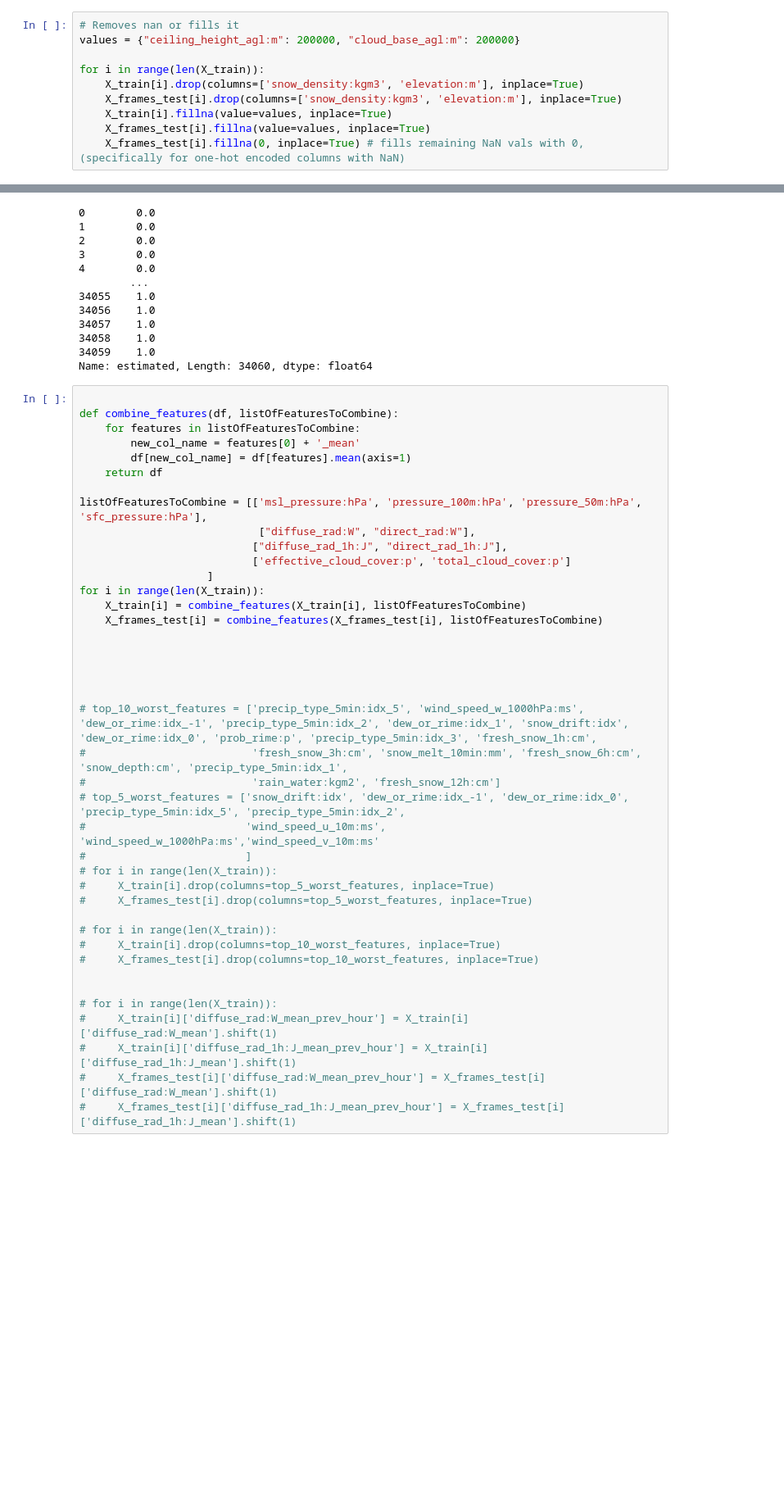
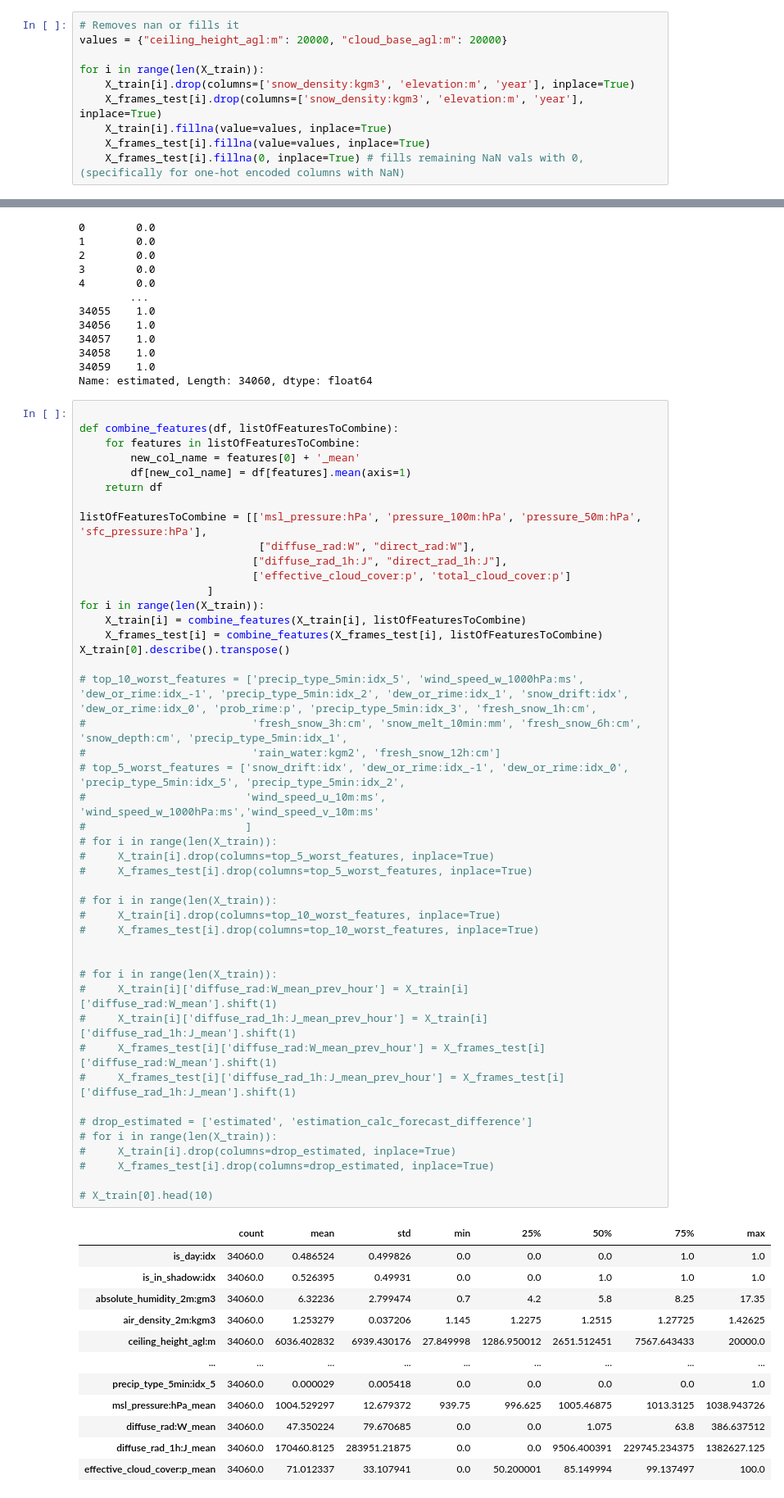
Before and after one commit to olejacobmellgren/solar-panel-energy-ml, a Jupyter notebook: model_notebooks/param_optimalization.ipynb, the cells around one changed output, grey strips where cells are left out. Shown at 82% size. Drawn from its saved outputs; the diff is of its cells as text; blank space fills up the shorter version.

```diff
--- a/model_notebooks/param_optimalization.ipynb
+++ b/model_notebooks/param_optimalization.ipynb
@@ -280,10 +254,10 @@ df[(df['A'] != 0) | (df['B'] != 0) | (df['C'] != 0)]
 # %%
 # Removes nan or fills it
-values = {"ceiling_height_agl:m": 200000, "cloud_base_agl:m": 200000}
+values = {"ceiling_height_agl:m": 20000, "cloud_base_agl:m": 20000}
 
 for i in range(len(X_train)):
-    X_train[i].drop(columns=['snow_density:kgm3', 'elevation:m'], inplace=True)
-    X_frames_test[i].drop(columns=['snow_density:kgm3', 'elevation:m'], inplace=True)
+    X_train[i].drop(columns=['snow_density:kgm3', 'elevation:m', 'year'], inplace=True)
+    X_frames_test[i].drop(columns=['snow_density:kgm3', 'elevation:m', 'year'], inplace=True)
     X_train[i].fillna(value=values, inplace=True)
     X_frames_test[i].fillna(value=values, inplace=True)
     X_frames_test[i].fillna(0, inplace=True) # fills remaining NaN vals with 0, (specifically for one-hot encoded columns with NaN)
@@ -313,34 +287,51 @@ def combine_features(df, listOfFeaturesToCombine):
 
 listOfFeaturesToCombine = [['msl_pressure:hPa', 'pressure_100m:hPa', 'pressure_50m:hPa', 'sfc_pressure:hPa'],
                             ["diffuse_rad:W", "direct_rad:W"],
                            ["diffuse_rad_1h:J", "direct_rad_1h:J"],
                            ['effective_cloud_cover:p', 'total_cloud_cover:p']
                     ]
 for i in range(len(X_train)):
     X_train[i] = combine_features(X_train[i], listOfFeaturesToCombine)
     X_frames_test[i] = combine_features(X_frames_test[i], listOfFeaturesToCombine)
-
-
-
-
+X_train[0].describe().transpose()
 
 # top_10_worst_features = ['precip_type_5min:idx_5', 'wind_speed_w_1000hPa:ms', 'dew_or_rime:idx_-1', 'precip_type_5min:idx_2', 'dew_or_rime:idx_1', 'snow_drift:idx', 'dew_or_rime:idx_0', 'prob_rime:p', 'precip_type_5min:idx_3', 'fresh_snow_1h:cm',
 #                          'fresh_snow_3h:cm', 'snow_melt_10min:mm', 'fresh_snow_6h:cm', 'snow_depth:cm', 'precip_type_5min:idx_1',
 #                          'rain_water:kgm2', 'fresh_snow_12h:cm']
 # top_5_worst_features = ['snow_drift:idx', 'dew_or_rime:idx_-1', 'dew_or_rime:idx_0', 'precip_type_5min:idx_5', 'precip_type_5min:idx_2',
 #                         'wind_speed_u_10m:ms', 'wind_speed_w_1000hPa:ms','wind_speed_v_10m:ms'
 #                         ]
 # for i in range(len(X_train)):
 #     X_train[i].drop(columns=top_5_worst_features, inplace=True)
 #     X_frames_test[i].drop(columns=top_5_worst_features, inplace=True)
 
 # for i in range(len(X_train)):
 #     X_train[i].drop(columns=top_10_worst_features, inplace=True)
 #     X_frames_test[i].drop(columns=top_10_worst_features, inplace=True)
 
 
 # for i in range(len(X_train)):
 #     X_train[i]['diffuse_rad:W_mean_prev_hour'] = X_train[i]['diffuse_rad:W_mean'].shift(1)
 #     X_train[i]['diffuse_rad_1h:J_mean_prev_hour'] = X_train[i]['diffuse_rad_1h:J_mean'].shift(1)
 #     X_frames_test[i]['diffuse_rad:W_mean_prev_hour'] = X_frames_test[i]['diffuse_rad:W_mean'].shift(1)
 #     X_frames_test[i]['diffuse_rad_1h:J_mean_prev_hour'] = X_frames_test[i]['diffuse_rad_1h:J_mean'].shift(1)
+
+# drop_estimated = ['estimated', 'estimation_calc_forecast_difference']
+# for i in range(len(X_train)):
+#     X_train[i].drop(columns=drop_estimated, inplace=True)
+#     X_frames_test[i].drop(columns=drop_estimated, inplace=True)
+
+# X_train[0].head(10)
+# %% [output]
+|  | count | mean | std | min | 25% | 50% | 75% | max |
+| is_day:idx | 34060.0 | 0.486524 | 0.499826 | 0.0 | 0.0 | 0.0 | 1.0 | 1.0 |
+| is_in_shadow:idx | 34060.0 | 0.526395 | 0.49931 | 0.0 | 0.0 | 1.0 | 1.0 | 1.0 |
+| absolute_humidity_2m:gm3 | 34060.0 | 6.32236 | 2.799474 | 0.7 | 4.2 | 5.8 | 8.25 | 17.35 |
+| air_density_2m:kgm3 | 34060.0 | 1.253279 | 0.037206 | 1.145 | 1.2275 | 1.2515 | 1.27725 | 1.42625 |
+| ceiling_height_agl:m | 34060.0 | 6036.402832 | 6939.430176 | 27.849998 | 1286.950012 | 2651.512451 | 7567.643433 | 20000.0 |
+| ... | ... | ... | ... | ... | ... | ... | ... | ... |
+| precip_type_5min:idx_5 | 34060.0 | 0.000029 | 0.005418 | 0.0 | 0.0 | 0.0 | 0.0 | 1.0 |
+| msl_pressure:hPa_mean | 34060.0 | 1004.529297 | 12.679372 | 939.75 | 996.625 | 1005.46875 | 1013.3125 | 1038.943726 |
+| diffuse_rad:W_mean | 34060.0 | 47.350224 | 79.670685 | 0.0 | 0.0 | 1.075 | 63.8 | 386.637512 |
+| diffuse_rad_1h:J_mean | 34060.0 | 170460.8125 | 283951.21875 | 0.0 | 0.0 | 9506.400391 | 229745.234375 | 1382627.125 |
+| effective_cloud_cover:p_mean | 34060.0 | 71.012337 | 33.107941 | 0.0 | 50.200001 | 85.149994 | 99.137497 | 100.0 |
```
Also changed, not shown: parts of 11 cells of this notebook, 8 other files.
